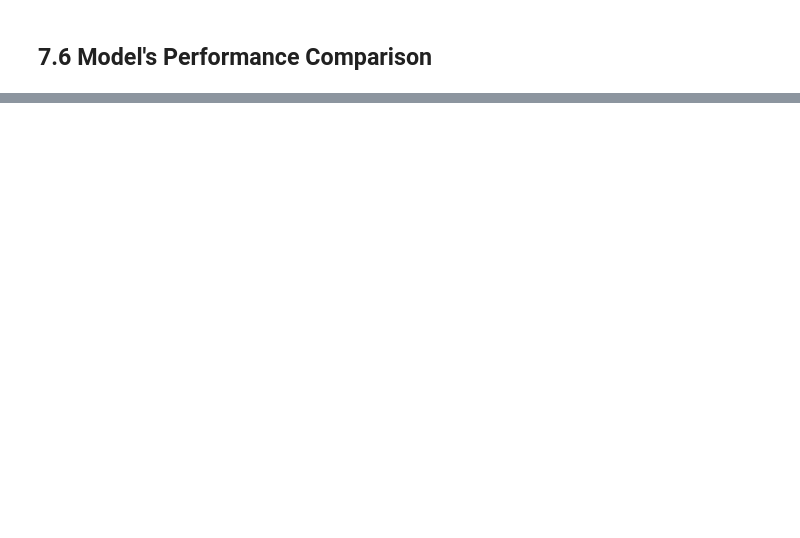
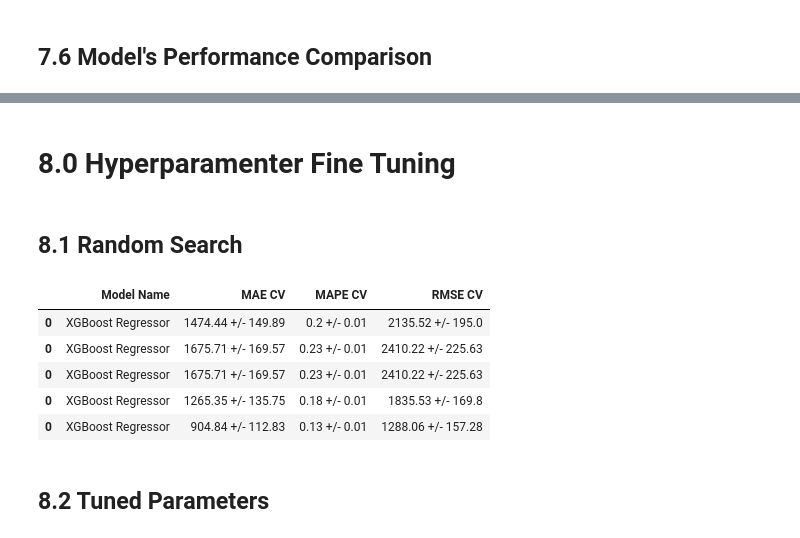
Before and after one commit to andreaugustorossi/Rossmann-Kaggle, a Jupyter notebook: Rossmann_Time_Series.ipynb, the cells around one changed output, grey strips where cells are left out. Saved outputs shown, nothing was run; the diff lists cells and outputs as text; code cells hidden in the pictures; blank space fills up the shorter version.

Commit message:
hyperparameter fine tuning

```diff
--- a/Rossmann_Time_Series.ipynb
+++ b/Rossmann_Time_Series.ipynb
@@ -1313,0 +1344,4 @@ modelling_result.sort_values( 'RMSE' )
+# %% [markdown]
+# 8.0 Hyperparamenter Fine Tuning
+# %% [markdown]
+## 8.1 Random Search
@@ -1313,0 +1381,11 @@ modelling_result.sort_values( 'RMSE' )
+# %%
+final_result
+# %% [output]
+|  | Model Name | MAE CV | MAPE CV | RMSE CV |
+| 0 | XGBoost Regressor | 1474.44 +/- 149.89 | 0.2 +/- 0.01 | 2135.52 +/- 195.0 |
+| 0 | XGBoost Regressor | 1675.71 +/- 169.57 | 0.23 +/- 0.01 | 2410.22 +/- 225.63 |
+| 0 | XGBoost Regressor | 1675.71 +/- 169.57 | 0.23 +/- 0.01 | 2410.22 +/- 225.63 |
+| 0 | XGBoost Regressor | 1265.35 +/- 135.75 | 0.18 +/- 0.01 | 1835.53 +/- 169.8 |
+| 0 | XGBoost Regressor | 904.84 +/- 112.83 | 0.13 +/- 0.01 | 1288.06 +/- 157.28 |
+# %% [markdown]
+## 8.2 Tuned Parameters
```
Also changed, not shown: parts of 20 cells of this notebook.
